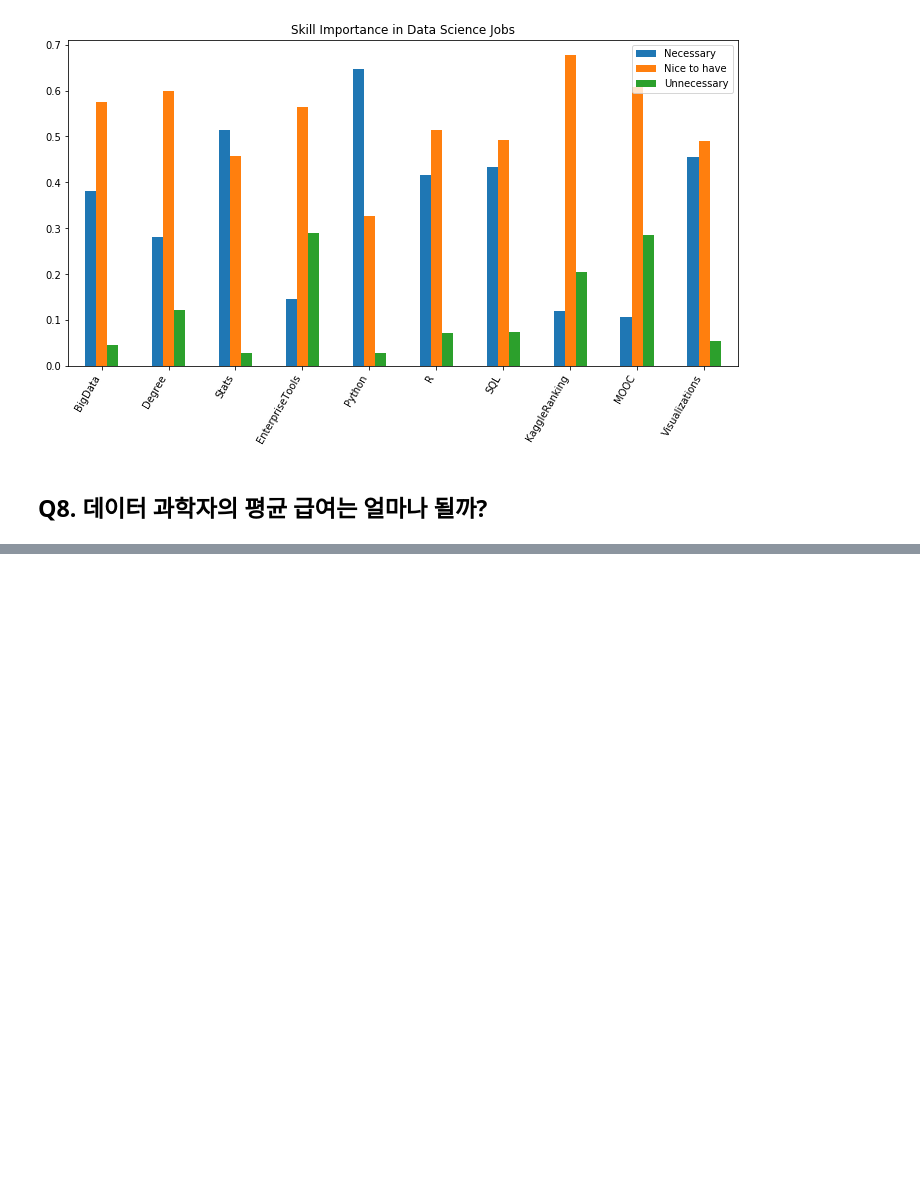
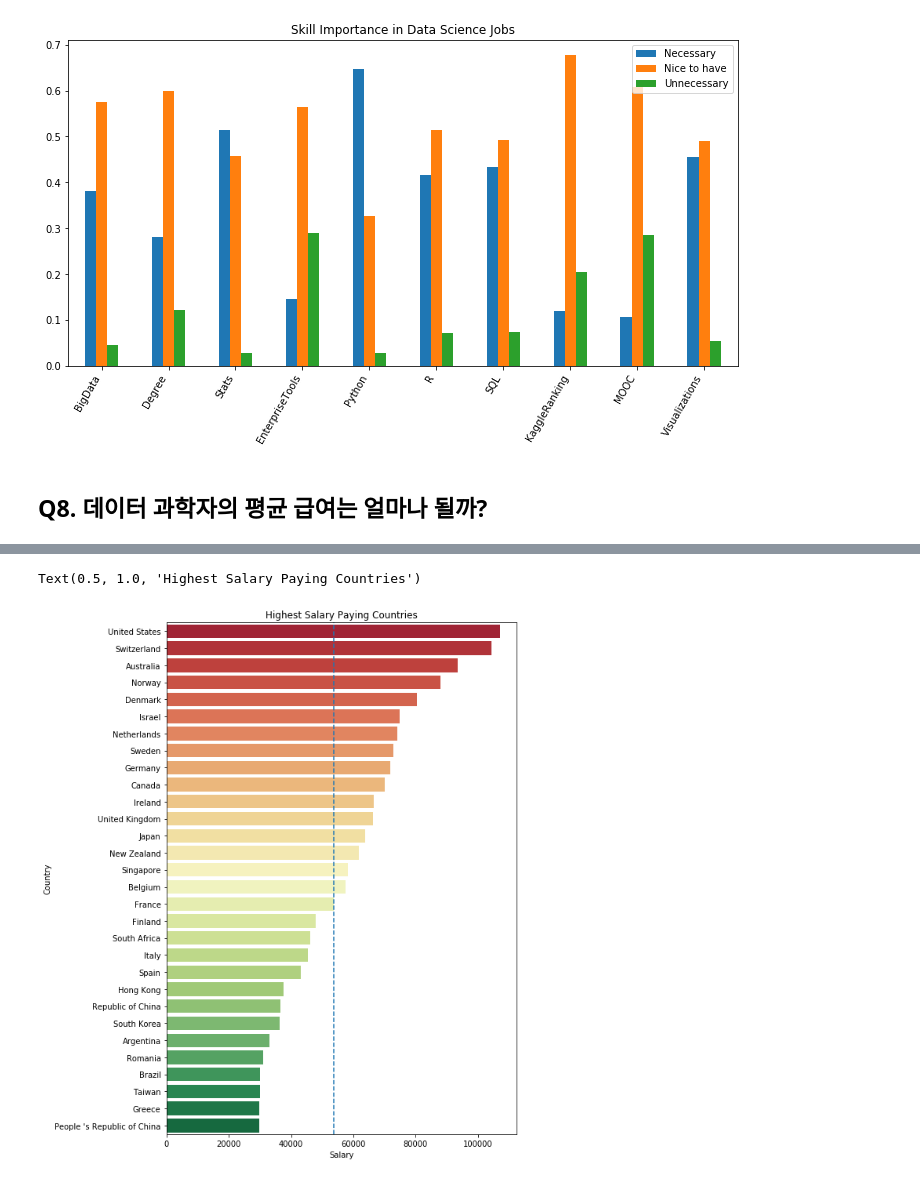
Before and after one commit to takkmj/hello_world, a Jupyter notebook: kaggle_survey_2017/survey_2017_practice.ipynb, the cells around one changed output, grey strips where cells are left out. Saved outputs shown, nothing was run; the diff lists cells and outputs as text; code cells hidden in the pictures; blank space fills up the shorter version.

```diff
--- a/kaggle_survey_2017/survey_2017_practice.ipynb
+++ b/kaggle_survey_2017/survey_2017_practice.ipynb
@@ -684,0 +714,12 @@ plt.xticks(rotation=60, ha='right')
+# %%
+plt.subplots(figsize=(8, 12))
+
+sal_coun = salary.groupby('Country')['Salary'].median().sort_values(ascending=False)[:30].to_frame()
+
+sns.barplot('Salary', sal_coun.index, data=sal_coun, palette='RdYlGn')
+
+plt.axvline(salary['Salary'].median(), linestyle='dashed')
+plt.title('Highest Salary Paying Countries')
+# %% [output]
+Text(0.5, 1.0, 'Highest Salary Paying Countries')
+[figure, added]
```
Also changed, not shown: parts of 48 cells of this notebook.
